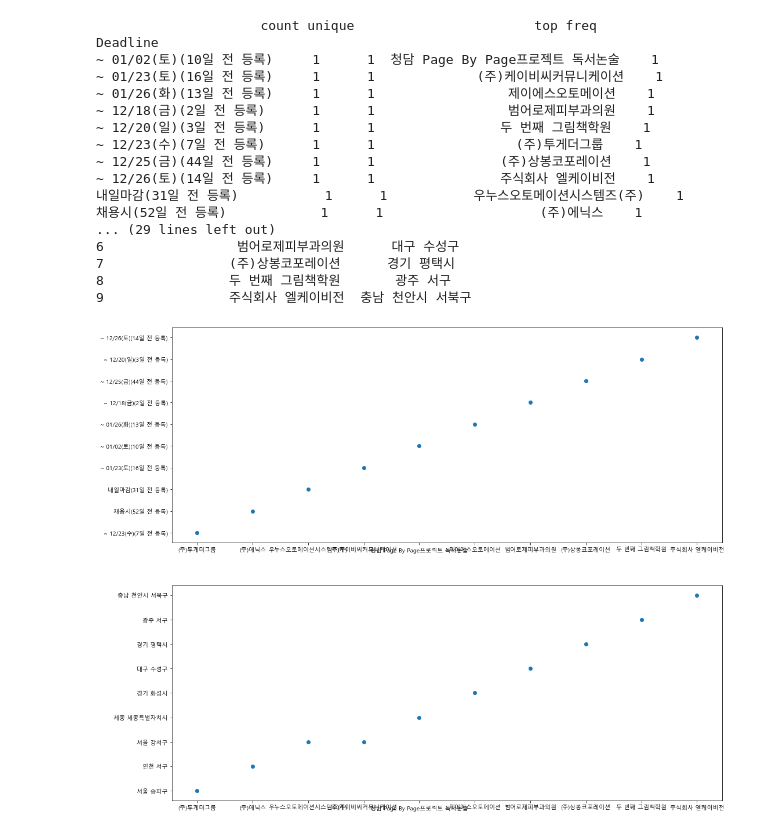
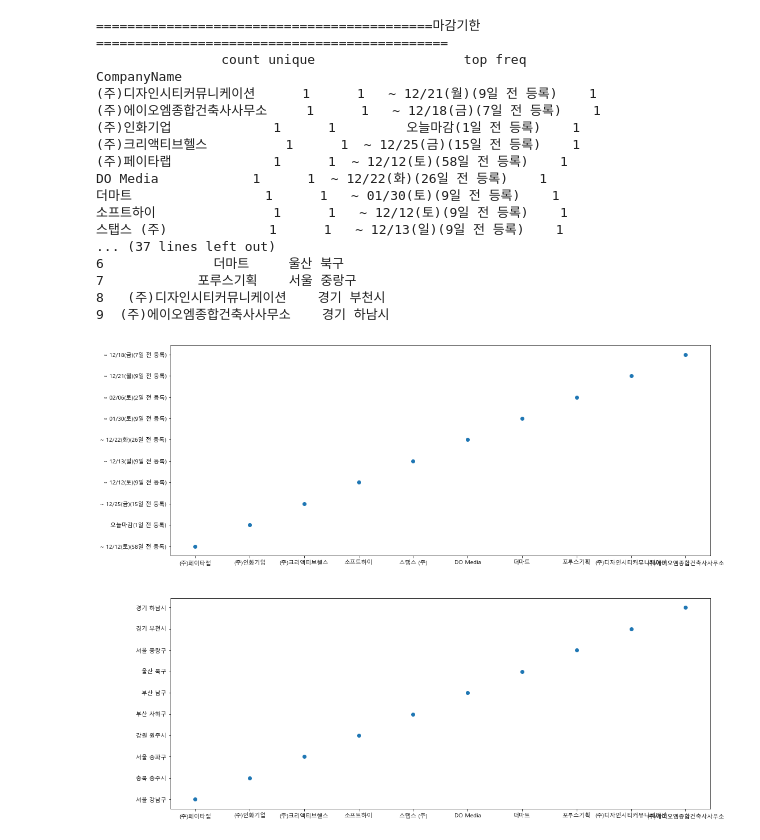
Before and after one commit to minwongi/OpenSourceProject, a Jupyter notebook: OpenSourceProject/assignments2.ipynb, the cells around one changed output. Cells and saved outputs as stored; diff of their text form; code cells hidden in the pictures.

```diff
--- a/OpenSourceProject/assignments2.ipynb
+++ b/OpenSourceProject/assignments2.ipynb
@@ -24,51 +24,59 @@ i=0
 for emp in employ_list:
     companytitle = emp.select_one('a.str_tit').text #a.str_tit 회사 이름
     dead = emp.select_one('p.deadlines').text  #p.deadlines 회사 지원 마감기한
     work = emp.select_one('p.work_place').text #p.work_place 회사 위치
     data1['CompanyName'].append(companytitle)
     data1['Deadline'].append(dead)
     data2['CompanyName'].append(companytitle)
     data2['WorkPlace'].append(work)
     i+=1
     if i == 10: break #데이터 양이 너무 많아서 데이터를 12개까지만 출력하게 만드는 부분 필요에 따라 데이터 양을 조절할 수 있음
 
 
 dataframe1 = pd.DataFrame(data1)
 dataframe2 = pd.DataFrame(data2)
 
 
 fig = plt.figure(figsize=(17,15))
 
 axe1 = fig.add_subplot(2,1,1) #데이터 그래프를 2개로 나누어 표현
 axe2 = fig.add_subplot(2,1,2)
 
 axe1.scatter(dataframe1['CompanyName'], dataframe1['Deadline']) #회사이름 공고 마감기한 그래프
 axe2.scatter(dataframe2['CompanyName'], dataframe2['WorkPlace']) #회사이름 위치 그래프
 
-gr1 = dataframe1.groupby('Deadline')['CompanyName'].describe()
-gr2 = dataframe2.groupby('WorkPlace')['CompanyName'].describe()
+gr1 = dataframe1.groupby('CompanyName')['Deadline'].describe()
+gr2 = dataframe2.groupby('CompanyName')['WorkPlace'].describe()
 
+print('===========================================마감기한=============================================')
 print(gr1)
+print()
+print('===========================================회사위치=============================================')
 print(gr2)
+print()
+print('=========================================dataframe1==========================================')
 print(dataframe1)
+print()
+print('=========================================dataframe2==========================================')
 print(dataframe2)
-#print(dataframe)
+print()
+print()
 # %% [output]
-                     count unique                       top freq
-Deadline
-~ 01/02(토)(10일 전 등록)     1      1  청담 Page By Page프로젝트 독서논술    1
-~ 01/23(토)(16일 전 등록)     1      1             (주)케이비씨커뮤니케이션    1
-~ 01/26(화)(13일 전 등록)     1      1                 제이에스오토메이션    1
-~ 12/18(금)(2일 전 등록)      1      1                 범어로제피부과의원    1
-~ 12/20(일)(3일 전 등록)      1      1                두 번째 그림책학원    1
-~ 12/23(수)(7일 전 등록)      1      1                  (주)투게더그룹    1
-~ 12/25(금)(44일 전 등록)     1      1                (주)상봉코포레이션    1
-~ 12/26(토)(14일 전 등록)     1      1                주식회사 엘케이비전    1
-내일마감(31일 전 등록)           1      1           우누스오토메이션시스템즈(주)    1
-채용시(52일 전 등록)            1      1                    (주)에닉스    1
-... (29 lines left out)
-6                 범어로제피부과의원      대구 수성구
-7                (주)상봉코포레이션      경기 평택시
-8                두 번째 그림책학원       광주 서구
-9                주식회사 엘케이비전  충남 천안시 서북구
+===========================================마감기한=============================================
+                count unique                   top freq
+CompanyName
+(주)디자인시티커뮤니케이션      1      1   ~ 12/21(월)(9일 전 등록)    1
+(주)에이오엠종합건축사사무소     1      1   ~ 12/18(금)(7일 전 등록)    1
+(주)인화기업             1      1         오늘마감(1일 전 등록)    1
+(주)크리액티브헬스          1      1  ~ 12/25(금)(15일 전 등록)    1
+(주)페이타랩             1      1  ~ 12/12(토)(58일 전 등록)    1
+DO Media            1      1  ~ 12/22(화)(26일 전 등록)    1
+더마트                 1      1   ~ 01/30(토)(9일 전 등록)    1
+소프트하이               1      1   ~ 12/12(토)(9일 전 등록)    1
+스탭스 (주)             1      1   ~ 12/13(일)(9일 전 등록)    1
+... (37 lines left out)
+6              더마트     울산 북구
+7            포루스기획    서울 중랑구
+8   (주)디자인시티커뮤니케이션    경기 부천시
+9  (주)에이오엠종합건축사사무소    경기 하남시
-[figure, old version]
+[figure, new version]
```
